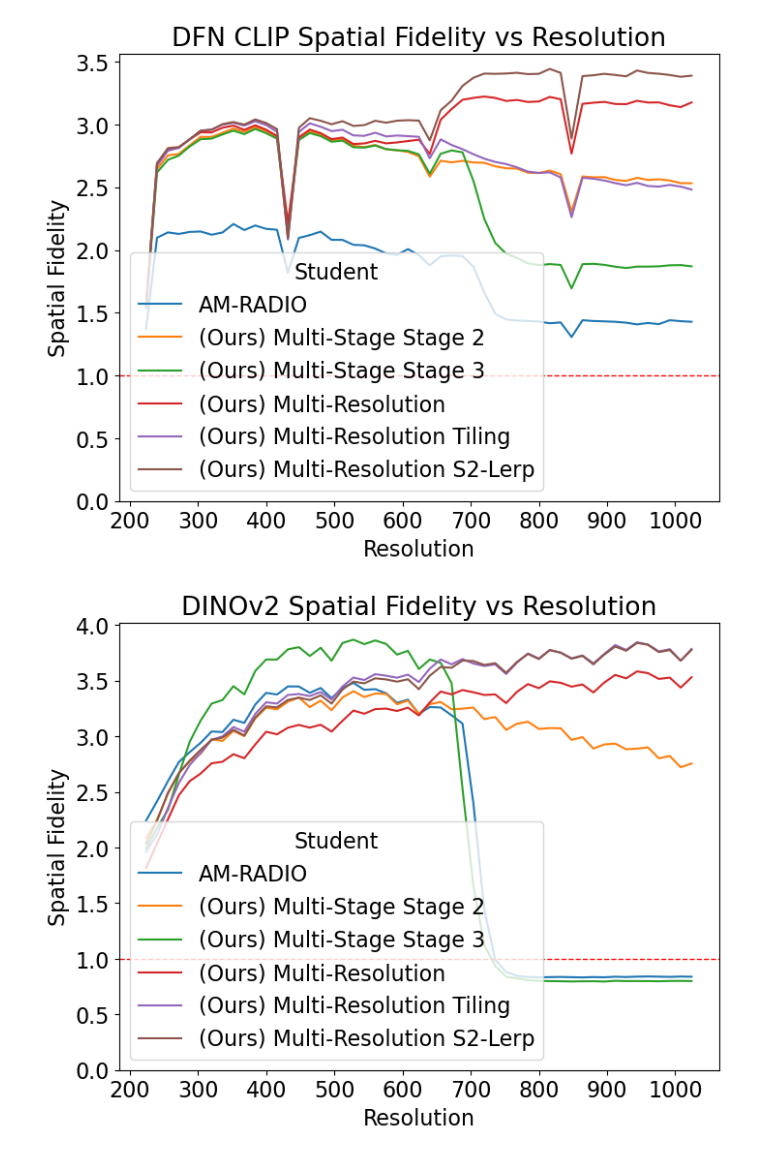
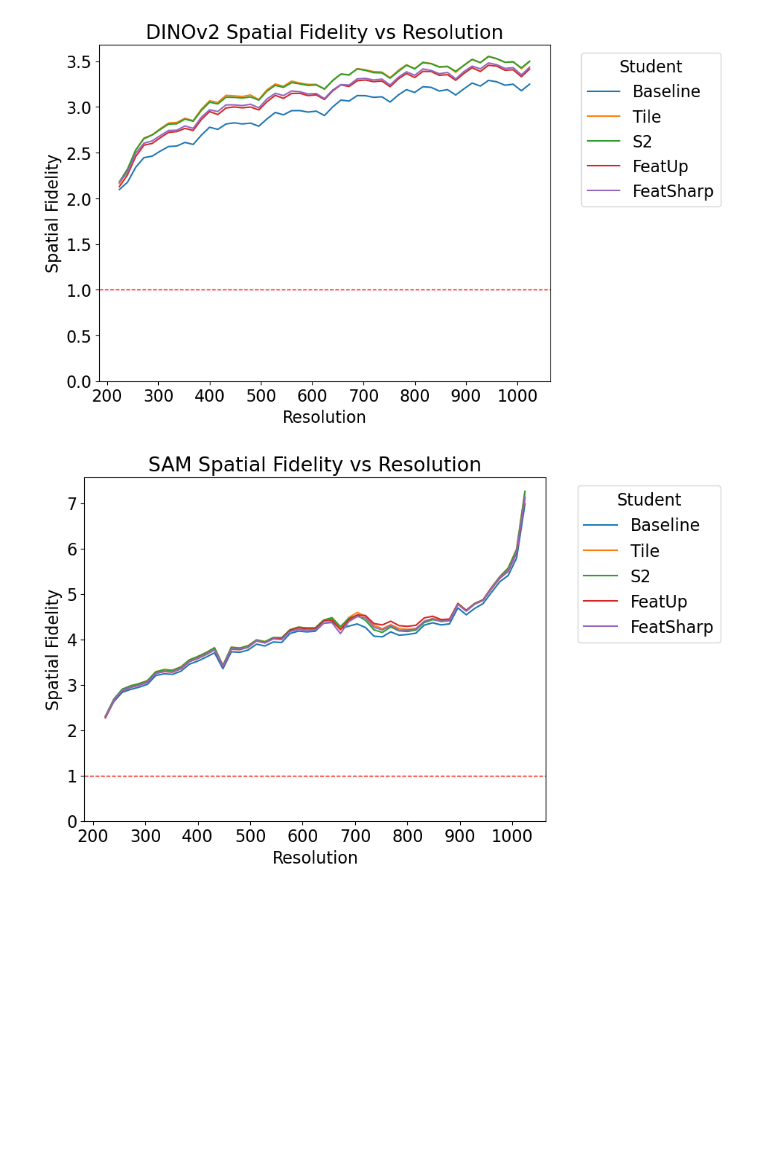
Before and after one commit to NVlabs/RADIO, a Jupyter notebook: notebooks/plot_mode_switching.ipynb, the cells around one changed output. Cells and saved outputs as stored; diff of their text form; code cells hidden in the pictures; blank space fills up the shorter version.

Commit message:
FeatSharp support

```diff
--- a/notebooks/plot_mode_switching.ipynb
+++ b/notebooks/plot_mode_switching.ipynb
@@ -5,13 +5,14 @@ import matplotlib.pyplot as plt
 import pandas as pd
 
 data_order = [
-    'AM-RADIO',
-    '(Ours) Multi-Stage Stage 2',
-    '(Ours) Multi-Stage Stage 3',
-    '(Ours) Multi-Resolution',
-    '(Ours) Multi-Resolution Tiling',
-    '(Ours) Multi-Resolution S2-Lerp',
+    'Baseline',
+    'Tile',
+    'S2',
+    'FeatUp',
+    'FeatSharp',
 ]
+
+teacher_map = { 'clip': 'DFN CLIP', 'dino-v2': 'DINOv2', 'siglip': 'SigLIP', 'sam': 'SAM', }
 
 PREFIX = 'mode-switching_'
 data_files = []
@@ -23,7 +24,9 @@ for fname in os.listdir('..'):
         sname = os.path.splitext(fname)[0]
         _, teacher_name, student_name = sname.split('_')
 
-        data_files.append((df, (teacher_name, student_name)))
+        teacher_name = teacher_map.get(teacher_name, teacher_name)
+        if student_name in data_order:
+            data_files.append((df, (teacher_name, student_name)))
 data_files.sort(key=lambda t: data_order.index(t[1][1]))
 
 for df, (teacher_name, student_name) in data_files:
@@ -51,47 +54,33 @@ for teacher in unique_teachers:
     sns.lineplot(
         data=teacher_data,
         x='Resolution',
         y='Fidelity',
         hue='student_name',  # Controls the line color for different student_names
         markers=True,
         dashes=False,
     )
-    # # Plot Fidelity vs Resolution for each student_name for the current teacher
-    # unique_students = teacher_data['student_name'].unique()
-    # markers = ['o', 'x', 's', '*', 'd']  # Different markers for different students
-
-    # for i, student in enumerate(unique_students):
-    #     student_data = teacher_data[teacher_data['student_name'] == student]
-    #     plt.plot(
-    #         student_data['Resolution'],
-    #         student_data['Fidelity'],
-    #         label=student,
-    #         marker=markers[i % len(markers)],  # Cycle through markers
-    #         linestyle='-',  # Solid lines
-    #         linewidth=1.5
-    #     )
 
     # Add a horizontal line at y = 1
     plt.axhline(y=1, color='r', linestyle='--', linewidth=1)
 
     # Ensure that there is a tick for y = 1
     current_ticks = plt.yticks()[0]  # Get current tick values
     if 1 not in current_ticks:
         plt.yticks(list(current_ticks) + [1])  # Add y=1 to tick values
 
     # Adding titles and labels
     plt.title(f'{teacher} Spatial Fidelity vs Resolution')
     plt.xlabel('Resolution')
     plt.ylabel('Spatial Fidelity')
-    plt.legend(title='Student')
+    plt.legend(title='Student', bbox_to_anchor=(1.05, 1), loc='upper left')
     plt.ylim(bottom=0)
 
     # Save the plot
     plot_path = f'../assets/cvpr25/mode_switching_fidelity_{teacher}.pdf'
     plt.savefig(plot_path, format='pdf')
 
     # Show the plot
     plt.show()
 # %% [output]
-[figure, old version]
+[figure, new version]
-[figure, old version]
+[figure, new version]
```
Also changed, not shown: parts of 1 cell of this notebook, 7 other files.
